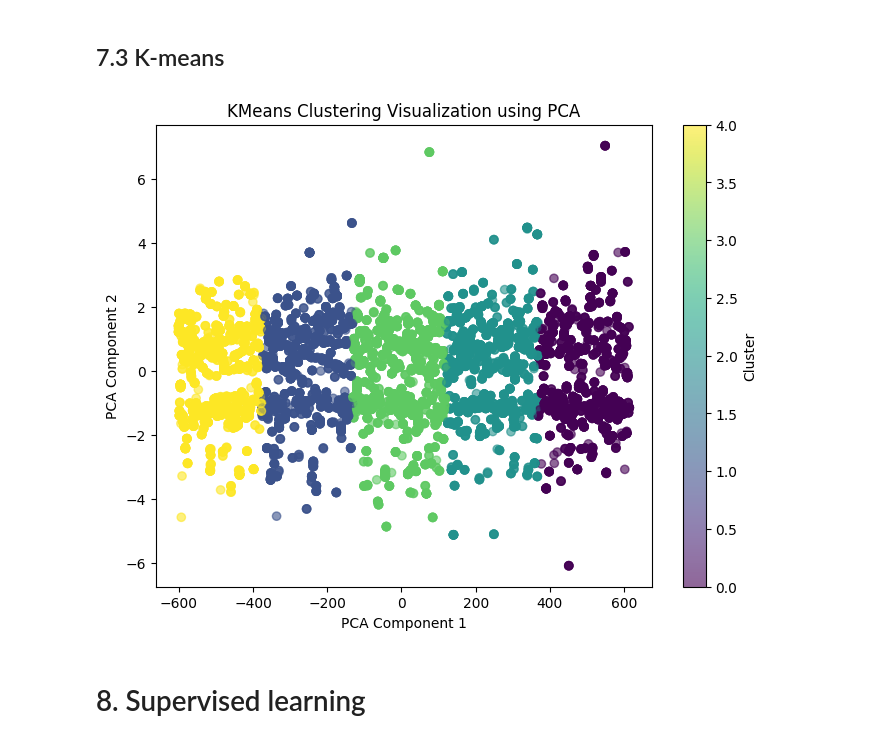
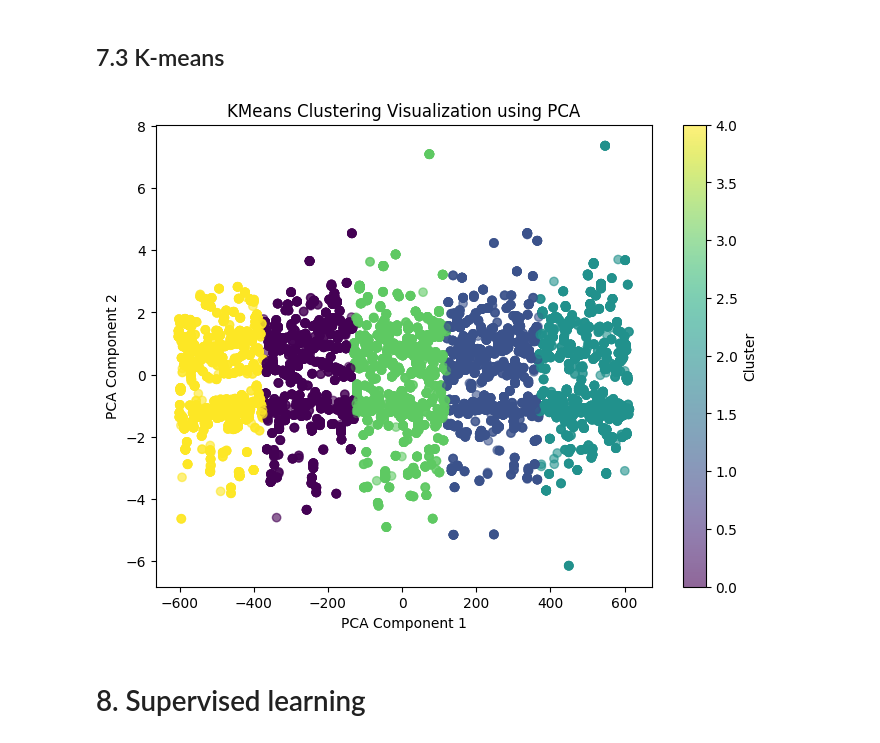
Before and after one commit to LaraN01/DrugData_AdverseEvents, a Jupyter notebook: Notebook_4_models.ipynb, the cells around one changed output. Saved outputs shown, nothing was run; the diff lists cells and outputs as text; code cells hidden in the pictures.

```diff
--- a/Notebook_4_models.ipynb
+++ b/Notebook_4_models.ipynb
@@ -300,7 +301,7 @@ preprocessor=ColumnTransformer([
     ('log_feat', log_pipeline, ['molecular_weight']),
     ('cbrt_feat', cbrt_pipeline, ['stereo_centers']),
     ('mlb', CustomMultilabelBinarizer(), 'UNII Codes for Inactive Ingredients'),
-    ('ord_enc',OrdinalEncoder(handle_unknown='use_encoded_value', unknown_value=np.nan), ['UNII Codes for Active Ingredients'])])
+    ('ord_enc',OrdinalEncoder(handle_unknown='use_encoded_value', unknown_value=-1), ['UNII Codes for Active Ingredients'])])
 
 
 pipeline = Pipeline(steps=[
@@ -604,24 +581,24 @@ The LLE representation shows that the algorithm has compressed the data into a t
 from sklearn.cluster import KMeans
 # %%
 k=5
-kmeans=KMeans(n_clusters=k, random_state=42)
+kmeans=KMeans(n_clusters=k, random_state=42, n_init=10)
 # %%
-y_pred=kmeans.fit_predict(sampled_X_train)
+y_pred=kmeans.fit_predict(X_train_preprocessed)
 # %%
 # Use PCA for dimensionality reduction to 2D for visualization
 pca = PCA(n_components=2)
-X_pca = pca.fit_transform(sampled_X_train)
+X_pca = pca.fit_transform(X_train_preprocessed)
 
 # Plot the clusters
 plt.figure(figsize=(8, 6))
 scatter = plt.scatter(X_pca[:, 0], X_pca[:, 1], c=y_pred, cmap='viridis', alpha=0.6)
 plt.colorbar(scatter, label='Cluster')
 plt.xlabel('PCA Component 1')
 plt.ylabel('PCA Component 2')
 plt.title('KMeans Clustering Visualization using PCA')
 plt.show()
 # %% [output]
-[figure, old version]
+[figure, new version]
 # %% [markdown]
 # 8. Supervised learning
 # %% [markdown]
```
Also changed, not shown: parts of 48 cells of this notebook.
